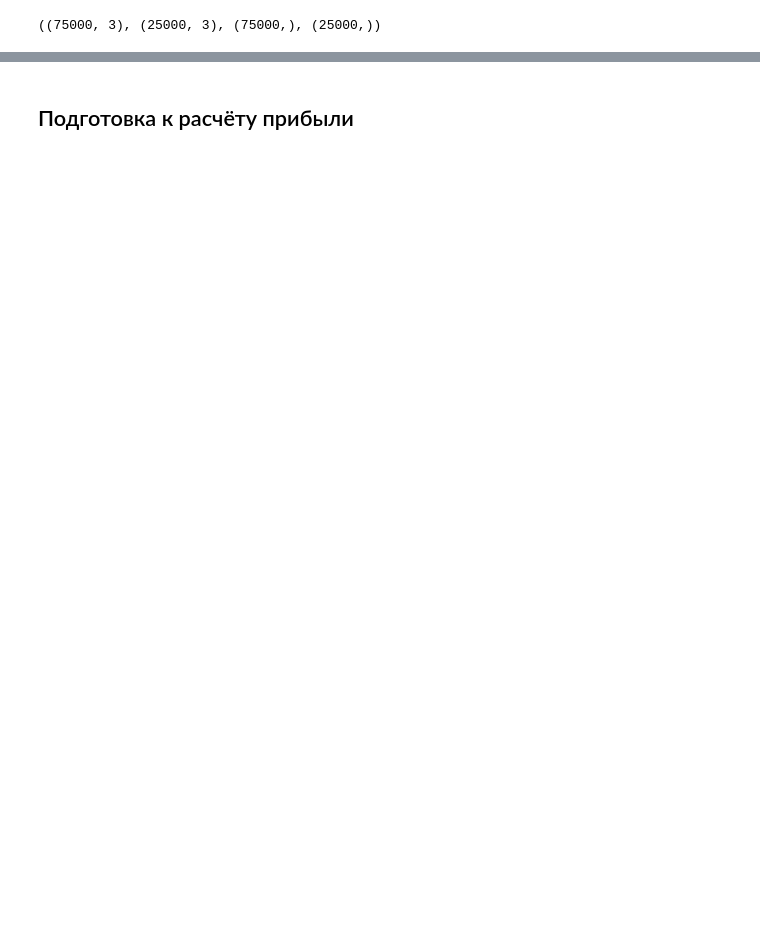
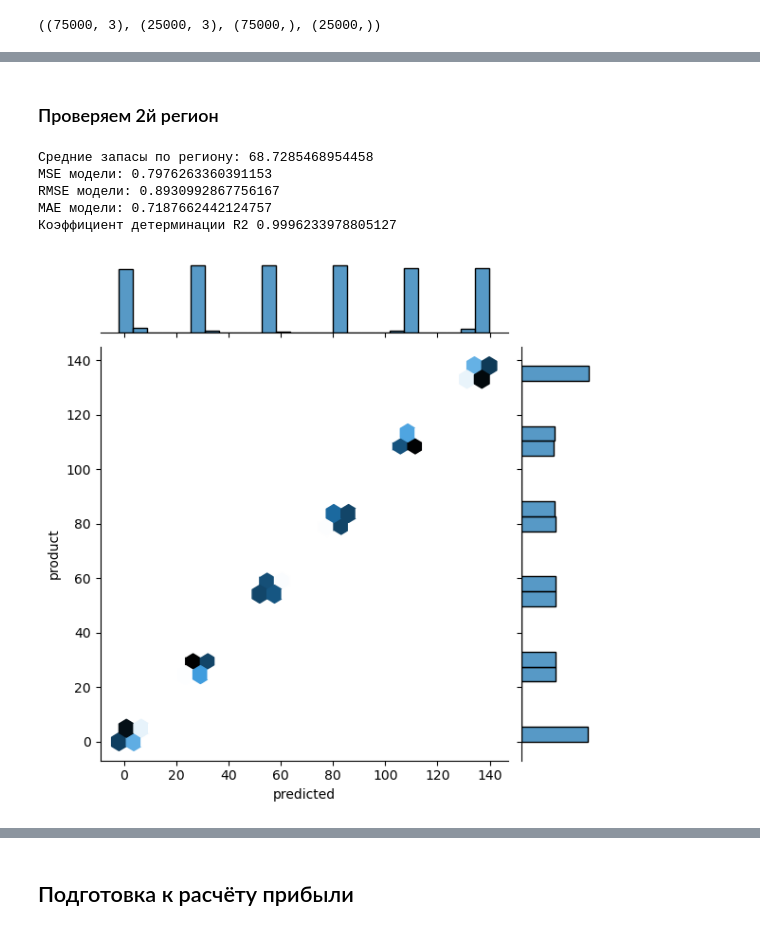
Before and after one commit to VSXV/Data-Science-Projects, a Jupyter notebook: 8. oil exploration/61a94980-bc3e-4dc6-89cf-a299622bf523.ipynb, the cells around one changed output, grey strips where cells are left out. Saved outputs shown, nothing was run; the diff lists cells and outputs as text; code cells hidden in the pictures; blank space fills up the shorter version.

```diff
--- a/8. oil exploration/61a94980-bc3e-4dc6-89cf-a299622bf523.ipynb
+++ b/8. oil exploration/61a94980-bc3e-4dc6-89cf-a299622bf523.ipynb
@@ -269,0 +336,31 @@ model_1_predict = model_1.predict(X_test_1)
+# %% [markdown]
+### Проверяем 2й регион
+# %%
+features_2, target_2 = split_data(df_2,'product')
+X_train_2, X_test_2, y_train_2, y_test_2 = train_test_split(features_2, target_2, test_size=.25, random_state=12345)
+X_train_2.shape, X_test_2.shape, y_train_2.shape, y_test_2.shape
+
+model_2 = model.fit(X_train_2, y_train_2)
+model_2_predict = model_2.predict(X_test_2)
+model_2 = GridSearchCV(model, par_grid, cv=5)
+model_2.fit(X_train_2, y_train_2)
+predicted_prod_2 = model_2.predict(X_test_2)
+
+reg_2_report = []
+reg_2_report = report(reg_2_report, y_test_2, 2, predicted_prod_2)
+reg_2_report.head()
+
+sns.jointplot(x='predicted', y='product', data=reg_2_report, kind='hex');
+
+print('Средние запасы по региону:', reg_2_report['predicted'].mean())
+print('MSE модели:', mean_squared_error(y_test_2, predicted_prod_2))
+print('RMSE модели:', np.sqrt(mean_squared_error(y_test_2, predicted_prod_2)))
+print('MAE модели:', (mean_absolute_error(y_test_2, predicted_prod_2)))
+print('Коэффициент детерминации R2', r2_score(y_test_2, predicted_prod_2))
+# %% [output]
+Средние запасы по региону: 68.7285468954458
+MSE модели: 0.7976263360391153
+RMSE модели: 0.8930992867756167
+MAE модели: 0.7187662442124757
+Коэффициент детерминации R2 0.9996233978805127
+[figure, added]
```
Also changed, not shown: parts of 29 cells of this notebook.
